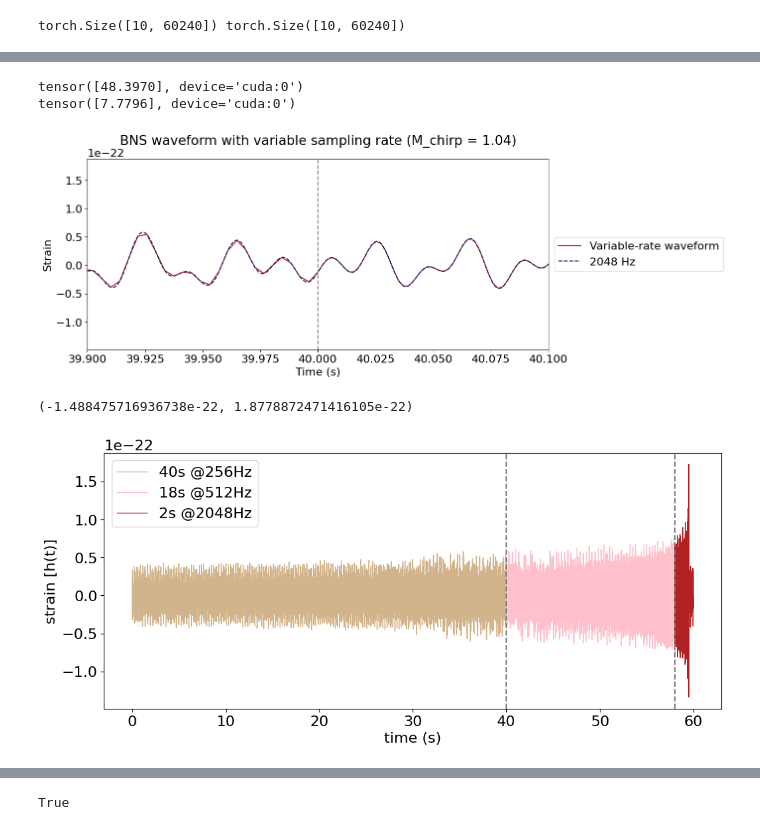
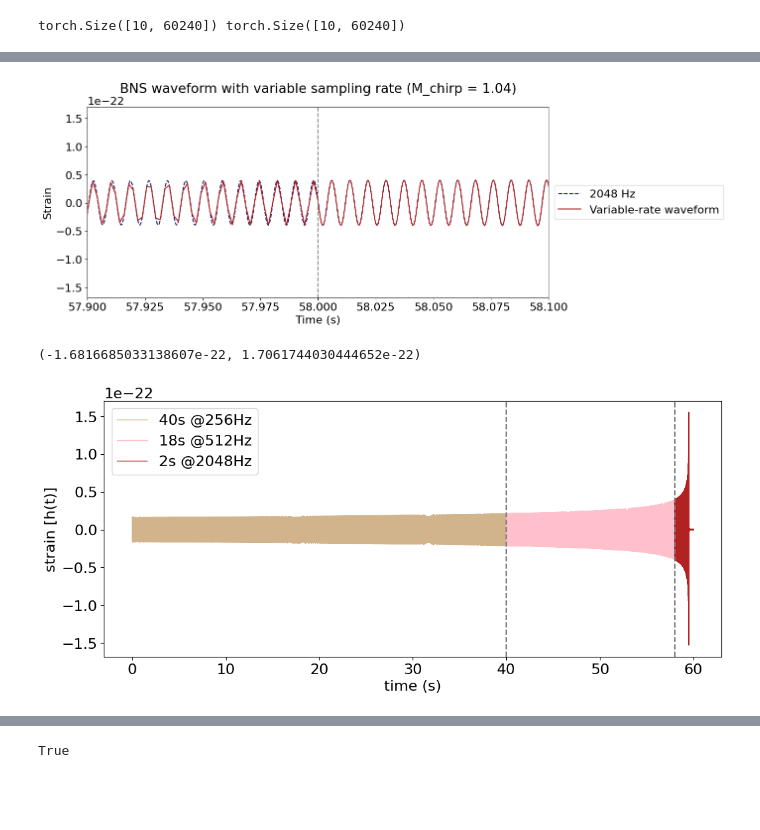
Before and after one commit to bhgupta20/mlgw-project, a Jupyter notebook: bns_tutorial/ml4gw_BNS.ipynb, the cells around one changed output, grey strips where cells are left out. Drawn from its saved outputs; the diff is of its cells as text; code cells hidden in the pictures; blank space fills up the shorter version.

Commit message:
make changes to the waveform generator

```diff
--- a/bns_tutorial/ml4gw_BNS.ipynb
+++ b/bns_tutorial/ml4gw_BNS.ipynb
@@ -135,3 +115,16 @@ torch.Size([10, 122880]) torch.Size([10, 122880])
+# %%
+from ml4gw.waveforms.generator import TimeDomainCBCWaveformGenerator
+
+generator = TimeDomainCBCWaveformGenerator(
+    approximant=approximant,
+    sample_rate=sample_rate,
+    f_min=f_min,
+    duration=waveform_duration,
+    right_pad=0.5,
+    f_ref=f_ref,
+).to(device)
+
+hp, hc = generator(**params)
 # %%
 plt.figure(figsize=(12,5))
 times = torch.arange(0, waveform_duration, 1 / sample_rate)
@@ -367,7 +351,7 @@ def generate_multi_sr_waveforms(
     for sr in sample_rates:
         f_max = sr // 2  # Nyquist frequency
 
-        hc_f_sr, hp_f_sr, hc_t_sr, hp_t_sr, freq_sr, freq_m_sr, t_sr = generate_bns_waveforms(
+        _, _, hp_sr, hc_sr, t_sr = generate_bns_waveforms(
             num_waveforms=1,
             waveform_duration=waveform_duration,
             sample_rate=sr,
@@ -379,8 +363,8 @@ def generate_multi_sr_waveforms(
 
         results[sr] = {
             't': t_sr.cpu(),
-            'hp': hp_t_sr[0].cpu(),
-            'hc': hc_t_sr[0].cpu()
+            'hp': hp_sr[0].cpu(),
+            'hc': hc_sr[0].cpu()
         }
 
     return results
@@ -646,12 +590,10 @@ result_low1 = generate_multi_sr_waveforms(
 # %%
 import time
 start_time = time.time()
-h_var_low1, times_low1 = generate_variable_rate_waveform(
-        waveform=result_low1[2048]['hp'],
-        sr=2048,
-        schedule=None,
-        device=device
-)
+
+idx_low1 = build_variable_indices(sr=2048)
+h_var_low1 = result_low1[2048]['hp'].index_select(dim=-1, index=idx_low1)
+times_low1 = torch.arange(0, 60, 1/2048).index_select(dim=-1, index=idx_low1)
 
 end_time = time.time()
 elapsed_time = end_time - start_time
@@ -661,20 +603,15 @@ Elapsed time: 0.0017 seconds
-# %%
-print(f_low(delta_t=18, chirp_mass=1.04, f_2=128, device=device))
-print(t_chirp(chirp_mass=1.04, f_1=64, f_2=128, device=device))
-# %% [output]
-tensor([48.3970], device='cuda:0')
-tensor([7.7796], device='cuda:0')
 # %%
 plt.figure(figsize=(12, 5))
+plt.plot(result_low1[2048]['t'], result_low1[2048]['hp'],color='midnightblue', linestyle='--', label='2048 Hz')
 plt.plot(times_low1.cpu(), h_var_low1.cpu().squeeze(), color='firebrick', label='Variable-rate waveform')
-plt.plot(result_low1[2048]['t'], result_low1[2048]['hp'],color='midnightblue', linestyle='--', label='2048 Hz')
 plt.axvline(x=40, color='grey', linestyle='--')
 plt.axvline(x=58, color='grey', linestyle='--')
 plt.xlabel("Time (s)")
 plt.ylabel("Strain")
 plt.title("BNS waveform with variable sampling rate (M_chirp = 1.04)")
 plt.legend(loc='center left', bbox_to_anchor=(1, 0.5))
-plt.xlim(39.9,40.1)
+# plt.xlim(39.9,40.1)
+plt.xlim(57.9,58.1)
 plt.show()
 # %% [output]
-[figure, old version]
+[figure, new version]
@@ -708,23 +625,23 @@ time = torch.arange(0, 60, 1 / 2048)
 # %%
 plt.figure(figsize=(12, 5))
 
-plt.plot(time1, X2[:10240], color='tan', linewidth=1, label='40s @256Hz')
-plt.plot(time2, X2[10240:19456], color='pink', linewidth=1, label='18s @512Hz')
-plt.plot(time3, X2[19456:], color='firebrick', linewidth=1, label='2s @2048Hz')
+plt.plot(time1, h_var_low1[:10240], color='tan', linewidth=1, label='40s @256Hz')
+plt.plot(time2, h_var_low1[10240:19456], color='pink', linewidth=1, label='18s @512Hz')
+plt.plot(time3, h_var_low1[19456:], color='firebrick', linewidth=1, label='2s @2048Hz')
 
 
 plt.axvline(x=40, color='grey', linestyle='--')
 plt.axvline(x=58, color='grey', linestyle='--')
 
 plt.xlabel('time (s)')
 plt.ylabel('strain [h(t)]')
 
 plt.legend(loc='best')
 # plt.xlim(57.9, 58.1)
 # plt.xlim(59.4, 59.5)
 plt.ylim()
 # %% [output]
-(-1.488475716936738e-22, 1.8778872471416105e-22)
+(-1.6816685033138607e-22, 1.7061744030444652e-22)
-[figure, old version]
+[figure, new version]
 # %%
 import numpy as np
```
Also changed, not shown: parts of 43 cells of this notebook.
